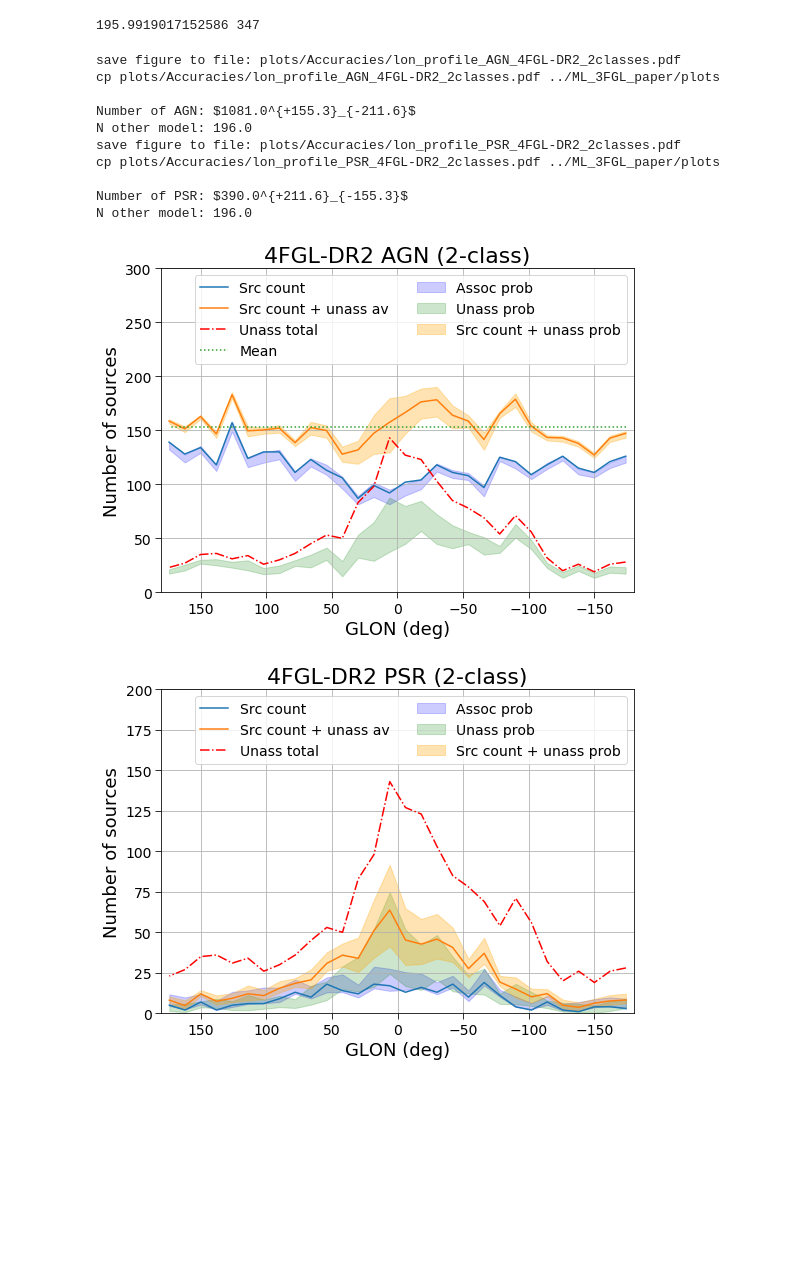
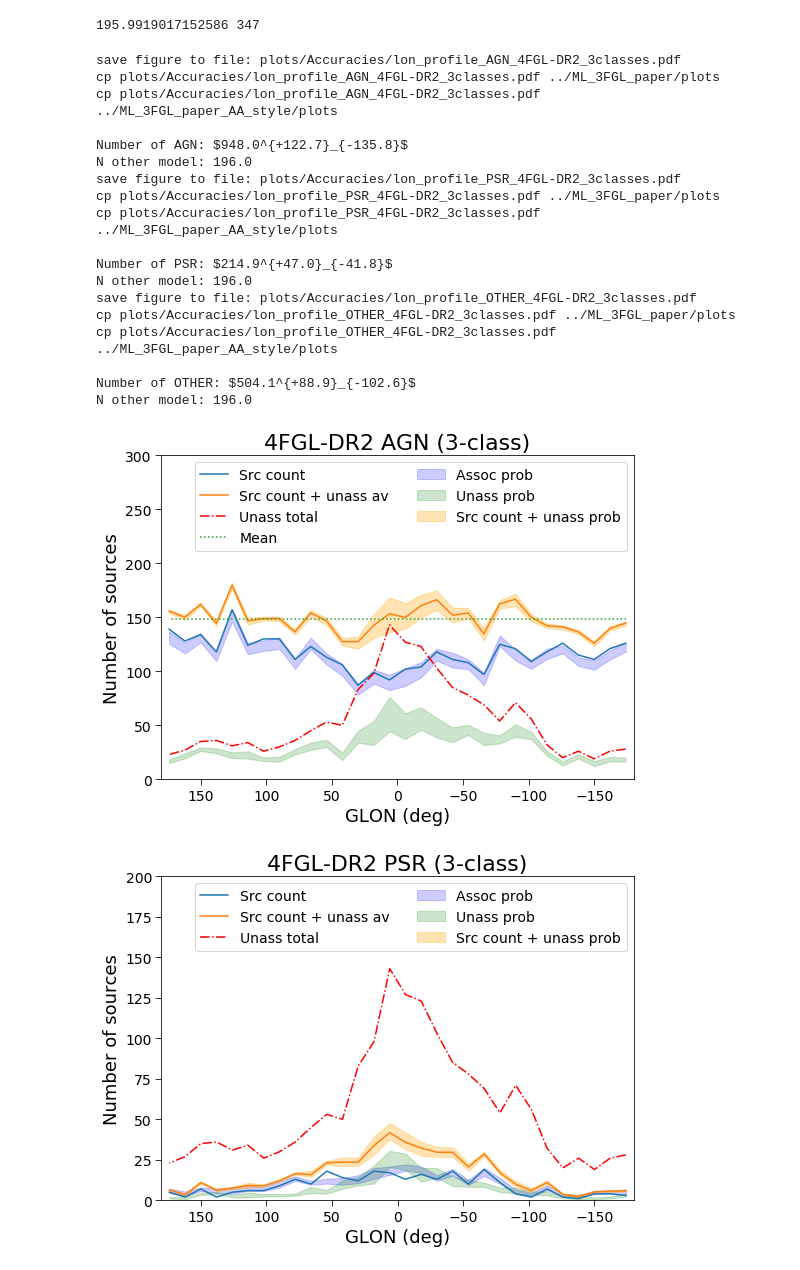
Before and after one commit to aakashbhat/Fermi-LAT, a Jupyter notebook: py_dima/plot_lat_lon_profiles.ipynb, the cells around one changed output. Saved outputs shown, nothing was run; the diff lists cells and outputs as text; code cells hidden in the pictures; blank space fills up the shorter version.

Commit message:
local changes comparison of OTHER indicies

```diff
--- a/py_dima/plot_lat_lon_profiles.ipynb
+++ b/py_dima/plot_lat_lon_profiles.ipynb
@@ -30,7 +30,7 @@ cat = '4FGL'
 cat_name = cat
 if cat == '4FGL':
     cat_name = '4FGL-DR2'
-nclasses = 2
+nclasses = 3
 estr = ''
 correct_other = 1
 
@@ -241,7 +249,7 @@ for pop in ['AGN', 'PSR', 'OTHER'][:nclasses]:
 
     pyplot.title('%s %s (%i-class)' %(cat_name, pop, nclasses))
     pyplot.legend(ncol=2)
-    pyplot.grid()
+    #pyplot.grid()
     if use_sin_glat:
         pyplot.xlabel('abs(sin(GLAT))')
         pyplot.xlim(0, 1)
@@ -267,6 +275,9 @@ for pop in ['AGN', 'PSR', 'OTHER'][:nclasses]:
             cmd = 'cp %s ../ML_3FGL_paper/plots' % fn
             print(cmd)
             os.system(cmd)
+            cmd = 'cp %s ../ML_3FGL_paper_AA_style/plots' % fn
+            print(cmd)
+            os.system(cmd)
 
     pred = [np.sum(unass_lat[alg]) for alg in algs]
     mean, delta_plus, delta_minus = aux.get_mean_dp_dm(pred)
@@ -410,44 +430,55 @@ for pop in ['AGN', 'PSR', 'OTHER'][:nclasses]:
 
     pyplot.title('%s %s (%i-class)' %(cat_name, pop, nclasses))
     pyplot.legend(ncol=2)
-    pyplot.grid()
+    #pyplot.grid()
     pyplot.xlabel('GLON (deg)')
     pyplot.ylabel('Number of sources')
     pyplot.xlim(180, -180)
     if cat == '4FGL':
         if pop == 'AGN':
             pyplot.ylim(0, 300)
         else:
             pyplot.ylim(0, 200)
     else:
         if pop == 'AGN':
             pyplot.ylim(0, 180)
         else:
             pyplot.ylim(0, 100)
 
 
     if save_plots:
         fn = '%s/lon_profile_%s_%s%s_%iclasses.pdf' % (plots_folder, pop, cat_name, estr, nclasses)
         print('save figure to file: %s' % fn)
         pyplot.savefig(fn)
         cmd = 'cp %s ../ML_3FGL_paper/plots' % fn
         print(cmd)
         os.system(cmd)
+        cmd = 'cp %s ../ML_3FGL_paper_AA_style/plots' % fn
+        print(cmd)
+        os.system(cmd)
 
     pred = [np.sum(unass_lon[alg]) for alg in algs]
     mean, delta_plus, delta_minus = aux.get_mean_dp_dm(pred)
     print('\nNumber of %s: $%.1f^{+%.1f}_{-%.1f}$' % (pop, mean, delta_plus, delta_minus))
     print('N other model: %.1f' % np.sum(unas_other_model_2classes))
 # %% [output]
-save figure to file: plots/Accuracies/lon_profile_AGN_4FGL-DR2_2classes.pdf
-cp plots/Accuracies/lon_profile_AGN_4FGL-DR2_2classes.pdf ../ML_3FGL_paper/plots
+save figure to file: plots/Accuracies/lon_profile_AGN_4FGL-DR2_3classes.pdf
+cp plots/Accuracies/lon_profile_AGN_4FGL-DR2_3classes.pdf ../ML_3FGL_paper/plots
+cp plots/Accuracies/lon_profile_AGN_4FGL-DR2_3classes.pdf ../ML_3FGL_paper_AA_style/plots
 
-Number of AGN: $1081.0^{+155.3}_{-211.6}$
+Number of AGN: $948.0^{+122.7}_{-135.8}$
 N other model: 196.0
-save figure to file: plots/Accuracies/lon_profile_PSR_4FGL-DR2_2classes.pdf
-cp plots/Accuracies/lon_profile_PSR_4FGL-DR2_2classes.pdf ../ML_3FGL_paper/plots
+save figure to file: plots/Accuracies/lon_profile_PSR_4FGL-DR2_3classes.pdf
+cp plots/Accuracies/lon_profile_PSR_4FGL-DR2_3classes.pdf ../ML_3FGL_paper/plots
+cp plots/Accuracies/lon_profile_PSR_4FGL-DR2_3classes.pdf ../ML_3FGL_paper_AA_style/plots
 
-Number of PSR: $390.0^{+211.6}_{-155.3}$
+Number of PSR: $214.9^{+47.0}_{-41.8}$
 N other model: 196.0
+save figure to file: plots/Accuracies/lon_profile_OTHER_4FGL-DR2_3classes.pdf
+cp plots/Accuracies/lon_profile_OTHER_4FGL-DR2_3classes.pdf ../ML_3FGL_paper/plots
+cp plots/Accuracies/lon_profile_OTHER_4FGL-DR2_3classes.pdf ../ML_3FGL_paper_AA_style/plots
+
+Number of OTHER: $504.1^{+88.9}_{-102.6}$
+N other model: 196.0
-[figure, old version]
+[figure, new version]
-[figure, old version]
+[figure, new version]
```
Also changed, not shown: parts of 4 cells of this notebook, 8 other files.
